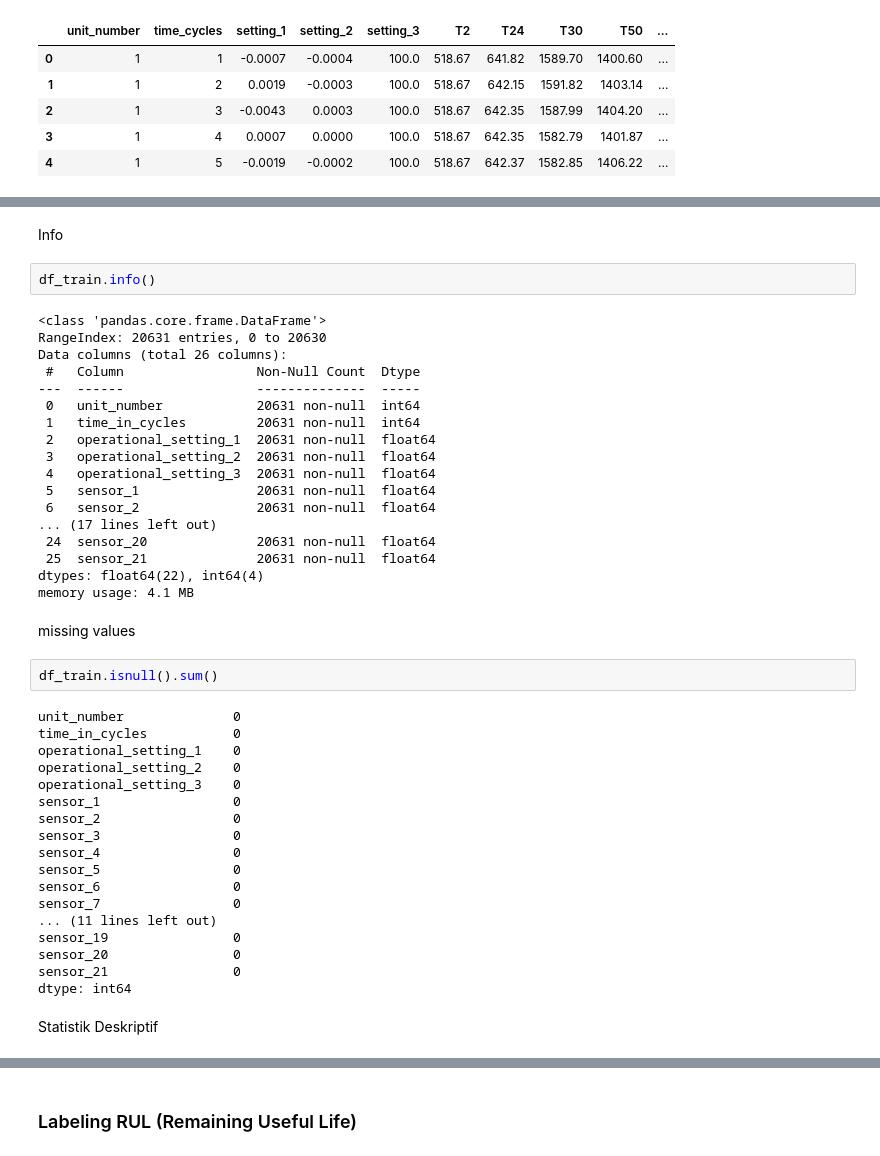
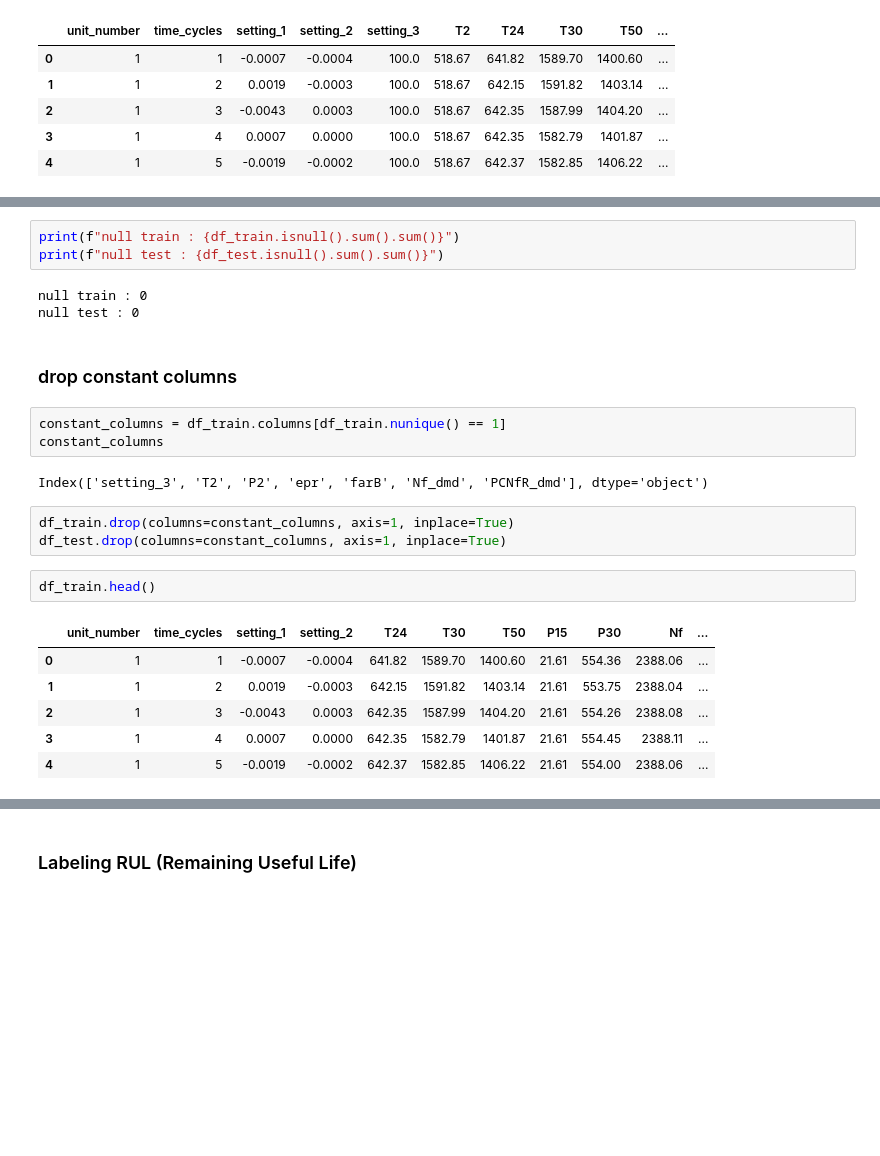
Before and after one commit to andriilaksono/rul-prediction-turbofan-cmapss, a Jupyter notebook: notebook/01_data_preprocessing.ipynb, the cells around one changed output, grey strips where cells are left out. Saved outputs shown, nothing was run; the diff lists cells and outputs as text; blank space fills up the shorter version.

```diff
--- a/notebook/01_data_preprocessing.ipynb
+++ b/notebook/01_data_preprocessing.ipynb
@@ -49,46 +47,25 @@ RUL shape   : (100, 1)
-# %% [markdown]
-Info
+# %%
+print(f"null train : {df_train.isnull().sum().sum()}")
+print(f"null test : {df_test.isnull().sum().sum()}")
+# %% [output]
+null train : 0
+null test : 0
+# %% [markdown]
+### drop constant columns
+# %%
+constant_columns = df_train.columns[df_train.nunique() == 1]
+constant_columns
+# %% [output]
+Index(['setting_3', 'T2', 'P2', 'epr', 'farB', 'Nf_dmd', 'PCNfR_dmd'], dtype='object')
+# %%
+df_train.drop(columns=constant_columns, axis=1, inplace=True)
+df_test.drop(columns=constant_columns, axis=1, inplace=True)
 # %%
-df_train.info()
+df_train.head()
 # %% [output]
-<class 'pandas.core.frame.DataFrame'>
-RangeIndex: 20631 entries, 0 to 20630
-Data columns (total 26 columns):
- #   Column                 Non-Null Count  Dtype
----  ------                 --------------  -----
- 0   unit_number            20631 non-null  int64
- 1   time_in_cycles         20631 non-null  int64
- 2   operational_setting_1  20631 non-null  float64
- 3   operational_setting_2  20631 non-null  float64
- 4   operational_setting_3  20631 non-null  float64
- 5   sensor_1               20631 non-null  float64
- 6   sensor_2               20631 non-null  float64
-... (17 lines left out)
- 24  sensor_20              20631 non-null  float64
- 25  sensor_21              20631 non-null  float64
-dtypes: float64(22), int64(4)
-memory usage: 4.1 MB
+|  | unit_number | time_cycles | setting_1 | setting_2 | T24 | T30 | T50 | P15 | P30 | Nf | ... |
+| 0 | 1 | 1 | -0.0007 | -0.0004 | 641.82 | 1589.70 | 1400.60 | 21.61 | 554.36 | 2388.06 | ... |
+| 1 | 1 | 2 | 0.0019 | -0.0003 | 642.15 | 1591.82 | 1403.14 | 21.61 | 553.75 | 2388.04 | ... |
+| 2 | 1 | 3 | -0.0043 | 0.0003 | 642.35 | 1587.99 | 1404.20 | 21.61 | 554.26 | 2388.08 | ... |
+| 3 | 1 | 4 | 0.0007 | 0.0000 | 642.35 | 1582.79 | 1401.87 | 21.61 | 554.45 | 2388.11 | ... |
+| 4 | 1 | 5 | -0.0019 | -0.0002 | 642.37 | 1582.85 | 1406.22 | 21.61 | 554.00 | 2388.06 | ... |
-# %% [markdown]
-missing values
-# %%
-df_train.isnull().sum()
-# %% [output]
-unit_number              0
-time_in_cycles           0
-operational_setting_1    0
-operational_setting_2    0
-operational_setting_3    0
-sensor_1                 0
-sensor_2                 0
-sensor_3                 0
-sensor_4                 0
-sensor_5                 0
-sensor_6                 0
-sensor_7                 0
-... (11 lines left out)
-sensor_19                0
-sensor_20                0
-sensor_21                0
-dtype: int64
-# %% [markdown]
-Statistik Deskriptif
```
Also changed, not shown: parts of 29 cells of this notebook, 9 other files.
